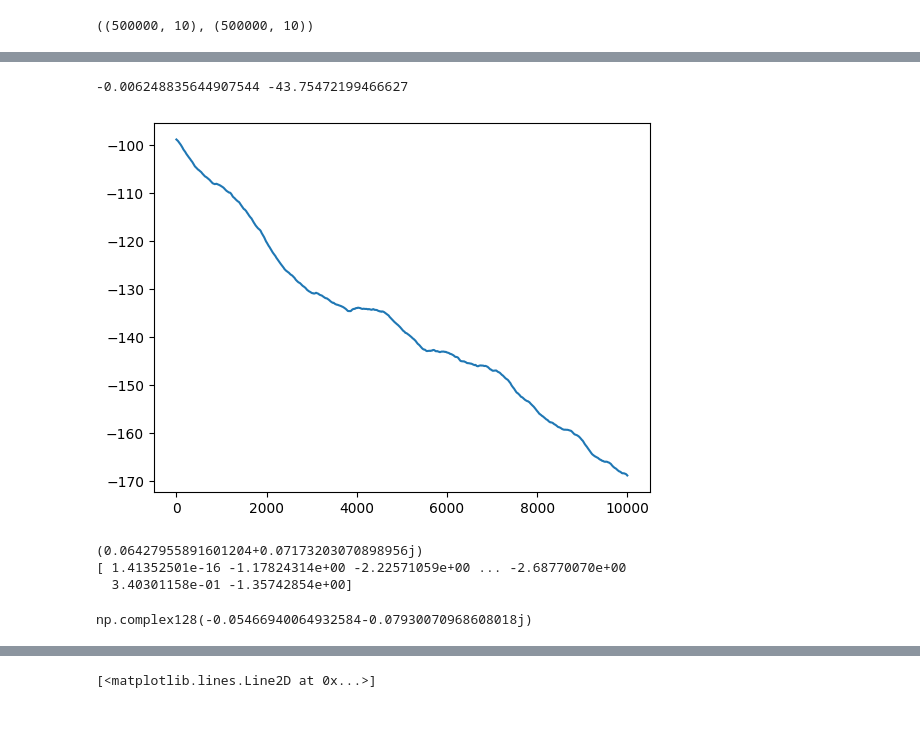
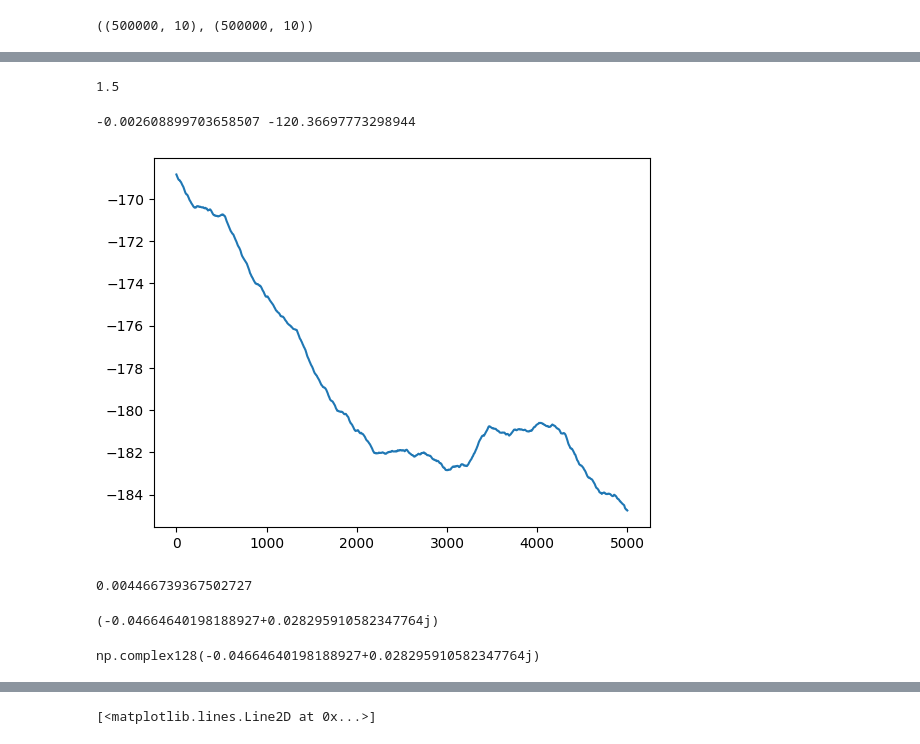
Before and after one commit to mohanagr/flicker, a Jupyter notebook: jupyter/fit_xcorr clock sim.ipynb, the cells around one changed output, grey strips where cells are left out. Drawn from its saved outputs; the diff is of its cells as text; code cells hidden in the pictures.

```diff
--- a/jupyter/fit_xcorr clock sim.ipynb
+++ b/jupyter/fit_xcorr clock sim.ipynb
@@ -102,12 +131,21 @@ spec1.shape, spec2.shape
+# %%
+6e-7*1e-2/4e-9 #rough error in number of samples tau * adev(tau), for about 1000 spectra.
+# %% [output]
+1.5
 # %%
-st=10000
-en=20000
+st=20000
+en=25000
 plt.plot(delays[st:en])
 m,c=np.polyfit(np.arange(st,en),delays[st:en],1)
 # m,c=np.polyfit(np.arange(0,en-st),delays[st:en]-delays[st],1)
 print(m,c)
 # plt.xlim(20000,50000)
 # %% [output]
--0.006248835644907544 -43.75472199466627
+-0.002608899703658507 -120.36697773298944
-[figure, old version]
+[figure, new version]
+# %%
+#resolution with 500 fft size is
+1/500 * (4096/1834)
+# %% [output]
+0.004466739367502727
 # %%
@@ -136,15 +193,13 @@ y1=spec1[st:en,4]
 y2=spec2[st:en,4]
 xc_small = y1*np.conj(y2)
 print(np.mean(xc_small))
-xc_small = xc_small * np.exp(-1j*np.angle(xc_small)[0])
-print(np.angle(xc_small))
+xc_small = xc_small #* np.exp(-1j*np.angle(xc_small)[0]) #a constant phase offset is not what we care about
+# print(np.angle(xc_small))
 np.mean(xc_small)
 #whether or not FFT will be useful depends on whether we can resolve the slow sine wave across the chunk being FFT'ed.
 # %% [output]
-(0.06427955891601204+0.07173203070898956j)
-[ 1.41352501e-16 -1.17824314e+00 -2.22571059e+00 ... -2.68770070e+00
-  3.40301158e-01 -1.35742854e+00]
+(-0.04664640198188927+0.028295910582347764j)
-np.complex128(-0.05466940064932584-0.07930070968608018j)
+np.complex128(-0.04664640198188927+0.028295910582347764j)
 # %%
 #take an fft to see which value to try.
 xc_fft = np.fft.fftshift(np.abs(np.fft.fft(xc_small))) # should peak at -ve freq cause deltat is 2.5e-4, and fft is exp(-jomega t)
```
Also changed, not shown: parts of 27 cells of this notebook.
